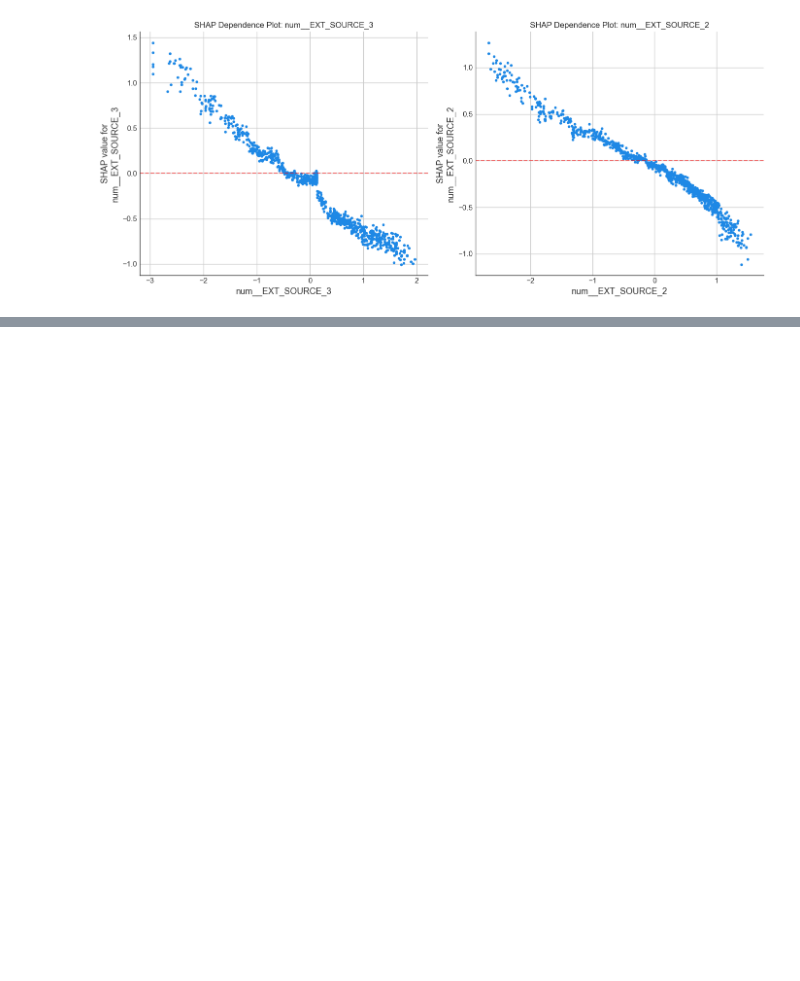
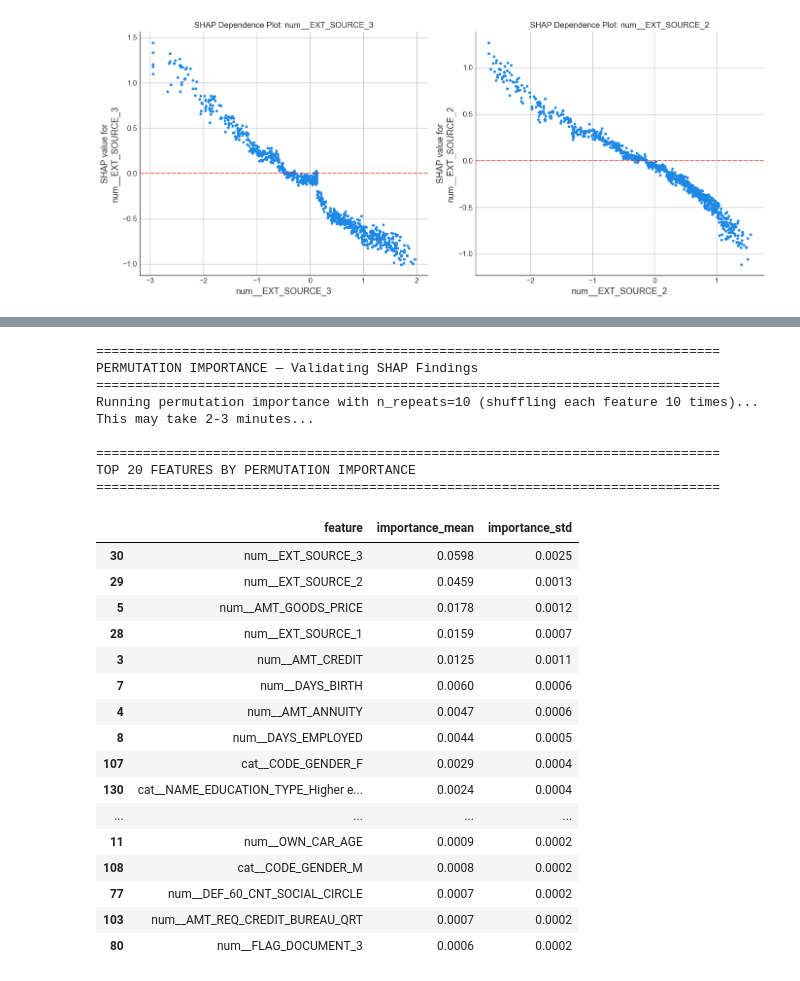
Before and after one commit to KimutaiHub/Loan-Default-Risk-Predictions, a Jupyter notebook: loan_default_risk_prediction.ipynb, the cells around one changed output, grey strips where cells are left out. Saved outputs shown, nothing was run; the diff lists cells and outputs as text; code cells hidden in the pictures; blank space fills up the shorter version.

```diff
--- a/loan_default_risk_prediction.ipynb
+++ b/loan_default_risk_prediction.ipynb
@@ -2874,0 +3008,59 @@ plt.show()
+# %%
+from sklearn.inspection import permutation_importance
+from sklearn.metrics import roc_auc_score
+
+print("\n" + "="*80)
+print("PERMUTATION IMPORTANCE — Validating SHAP Findings")
+print("="*80)
+print("Running permutation importance with n_repeats=10 (shuffling each feature 10 times)...")
+print("This may take 2-3 minutes...")
+
+# Calculate permutation importance
+perm_importance = permutation_importance(
+    champion_model,
+    X_test_processed,
+    y_test,
+    n_repeats=10,
+    scoring='roc_auc',
+    random_state=42,
+    n_jobs=-1
+)
+
+# Create importance dataframe
+perm_importance_df = pd.DataFrame({
+    'feature': feature_names,
+    'importance_mean': perm_importance.importances_mean,
+    'importance_std': perm_importance.importances_std
+}).sort_values('importance_mean', ascending=False)
+
+print("\n" + "="*80)
+print("TOP 20 FEATURES BY PERMUTATION IMPORTANCE")
+print("="*80)
+display(perm_importance_df.head(20).round(4))
+# %% [output]
+================================================================================
+PERMUTATION IMPORTANCE — Validating SHAP Findings
+================================================================================
+Running permutation importance with n_repeats=10 (shuffling each feature 10 times)...
+This may take 2-3 minutes...
+
+================================================================================
+TOP 20 FEATURES BY PERMUTATION IMPORTANCE
+================================================================================
+|  | feature | importance_mean | importance_std |
+| 30 | num__EXT_SOURCE_3 | 0.0598 | 0.0025 |
+| 29 | num__EXT_SOURCE_2 | 0.0459 | 0.0013 |
+| 5 | num__AMT_GOODS_PRICE | 0.0178 | 0.0012 |
+| 28 | num__EXT_SOURCE_1 | 0.0159 | 0.0007 |
+| 3 | num__AMT_CREDIT | 0.0125 | 0.0011 |
+| 7 | num__DAYS_BIRTH | 0.0060 | 0.0006 |
+| 4 | num__AMT_ANNUITY | 0.0047 | 0.0006 |
+| 8 | num__DAYS_EMPLOYED | 0.0044 | 0.0005 |
+| 107 | cat__CODE_GENDER_F | 0.0029 | 0.0004 |
+| 130 | cat__NAME_EDUCATION_TYPE_Higher e... | 0.0024 | 0.0004 |
+| ... | ... | ... | ... |
+| 11 | num__OWN_CAR_AGE | 0.0009 | 0.0002 |
+| 108 | cat__CODE_GENDER_M | 0.0008 | 0.0002 |
+| 77 | num__DEF_60_CNT_SOCIAL_CIRCLE | 0.0007 | 0.0002 |
+| 103 | num__AMT_REQ_CREDIT_BUREAU_QRT | 0.0007 | 0.0002 |
+| 80 | num__FLAG_DOCUMENT_3 | 0.0006 | 0.0002 |
```
Also changed, not shown: parts of 29 cells of this notebook.
